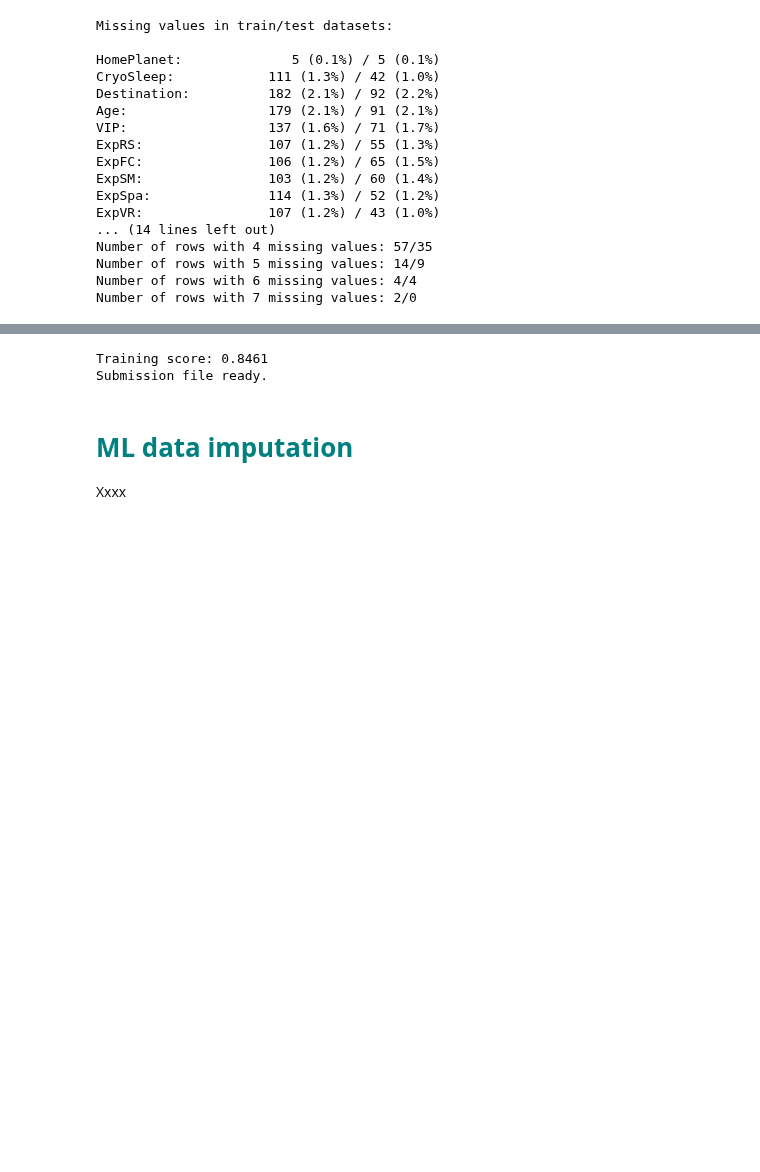
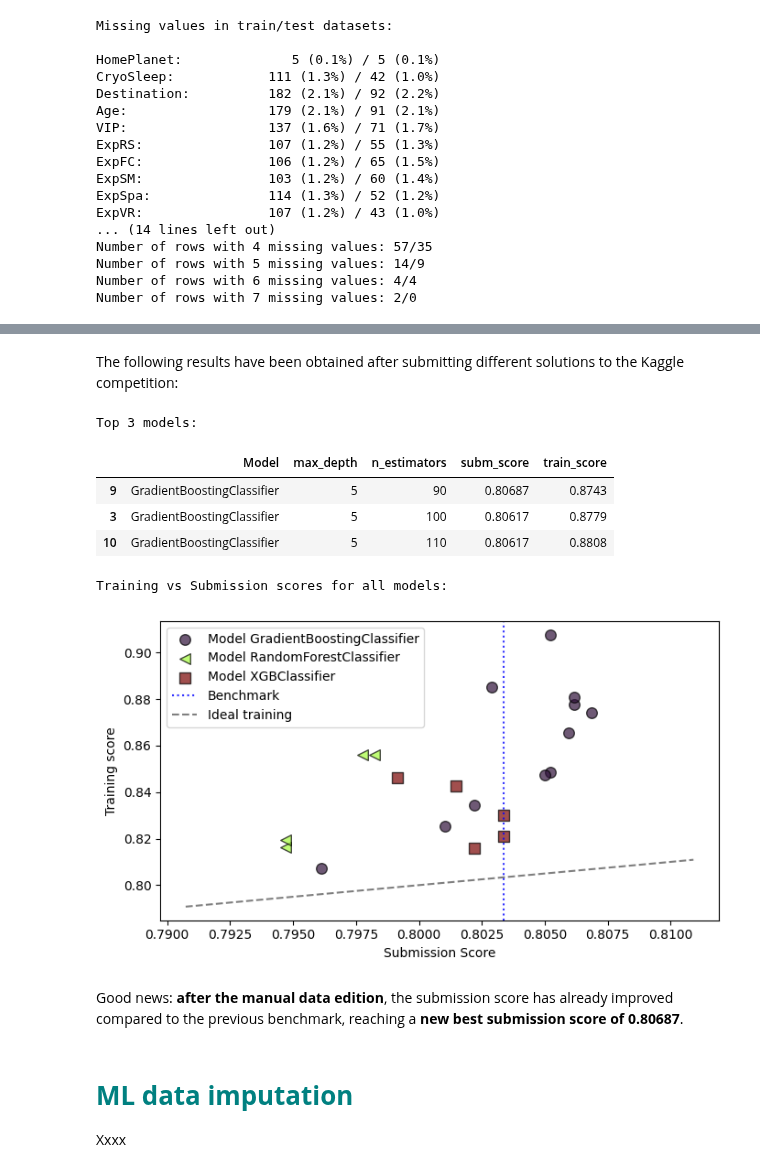
Before and after one commit to Fertmeneses/titanic-spaceship-kaggle, a Jupyter notebook: 03_spaceship-titanic-data-imputation.ipynb, the cells around one changed output, grey strips where cells are left out. Saved outputs shown, nothing was run; the diff lists cells and outputs as text; code cells hidden in the pictures; blank space fills up the shorter version.

Commit message:
Add ML results to the manual data correction sections

```diff
--- a/03_spaceship-titanic-data-imputation.ipynb
+++ b/03_spaceship-titanic-data-imputation.ipynb
@@ -963,7 +963,7 @@ df_test_submit['PassengerId'] = test_ID
 
 # Define and train simple model:
 model = XGBClassifier(n_estimators=100, max_depth=3)
-train_score, preds = train_submit_ML(model,df_train_submit,df_test_submit)
+# Uncomment this line to train the model:
+# train_score, preds = train_submit_ML(model,df_train_submit,df_test_submit)
-# %% [output]
-Training score: 0.8461
-Submission file ready.
+# %% [markdown]
+The following results have been obtained after submitting different solutions to the Kaggle competition:
@@ -970,3 +1007,25 @@ Submission file ready.
+# %%
+# Load pre-trained results:
+df_results = pd.read_csv('kaggle/Training_results/03_only_manual_correction.csv')
+# Display table with 5 best models:
+print('Top 3 models:')
+display(df_results[
+    ["Model","max_depth","n_estimators","subm_score","train_score"]
+].sort_values(["subm_score"],ascending=False).head(3))
+# Plot training vs submission scores:
+print('Training vs Submission scores for all models:')
+plot_training_submission_scores(df_results,sort_by='Model',
+                                benchmark=0.80336)
+# %% [output]
+Top 3 models:
+|  | Model | max_depth | n_estimators | subm_score | train_score |
+| 9 | GradientBoostingClassifier | 5 | 90 | 0.80687 | 0.8743 |
+| 3 | GradientBoostingClassifier | 5 | 100 | 0.80617 | 0.8779 |
+| 10 | GradientBoostingClassifier | 5 | 110 | 0.80617 | 0.8808 |
+Training vs Submission scores for all models:
+[figure, added]
+# %% [markdown]
+Good news: **after the manual data edition**, the submission score has already improved compared to the previous benchmark, reaching a **new best submission score of 0.80687**.
 # %% [markdown]
 <a id="ML_data_imputation"></a>
 # <span style="color:teal;font-weight:bold;">ML data imputation</span>
```
Also changed, not shown: parts of 3 cells of this notebook.
